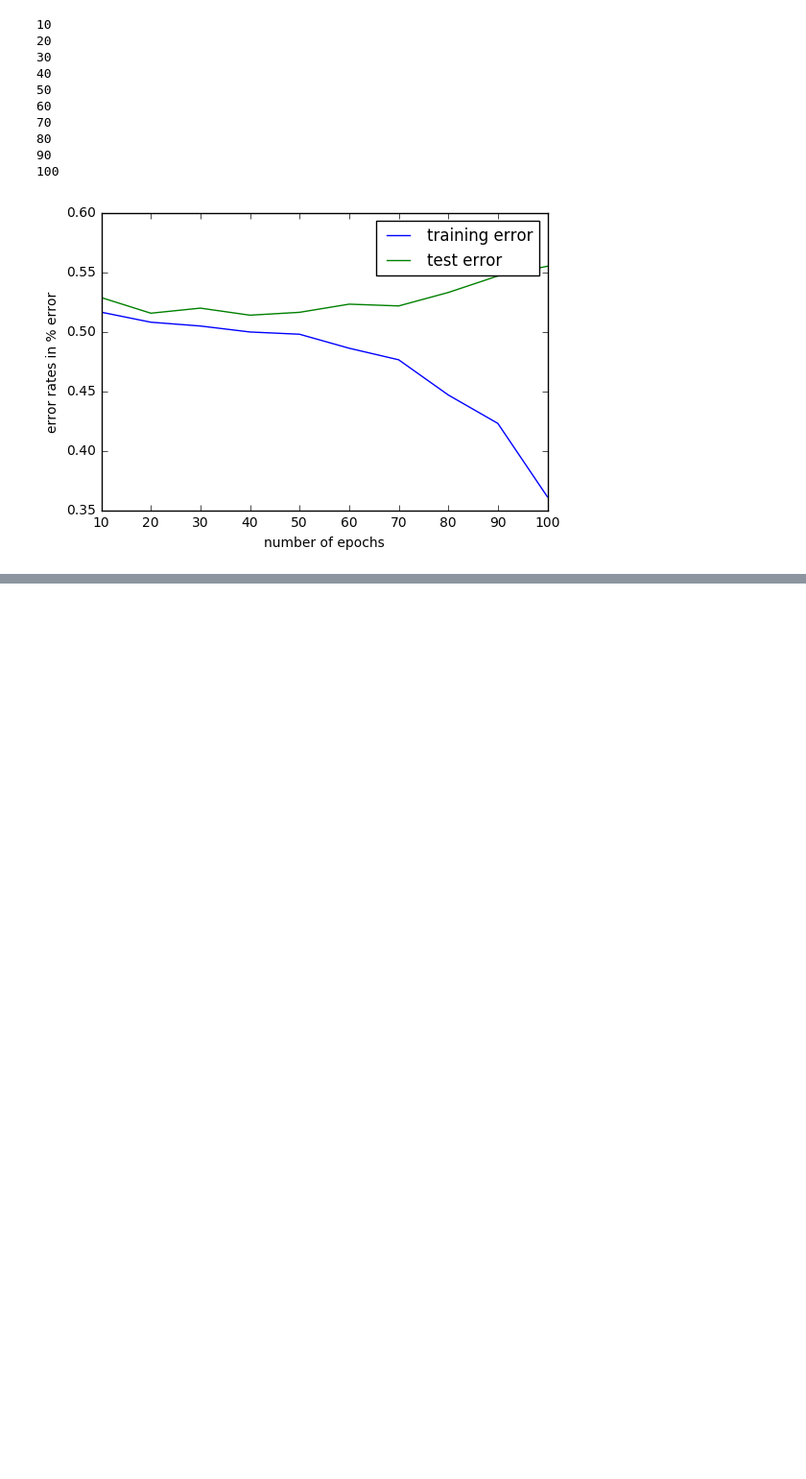
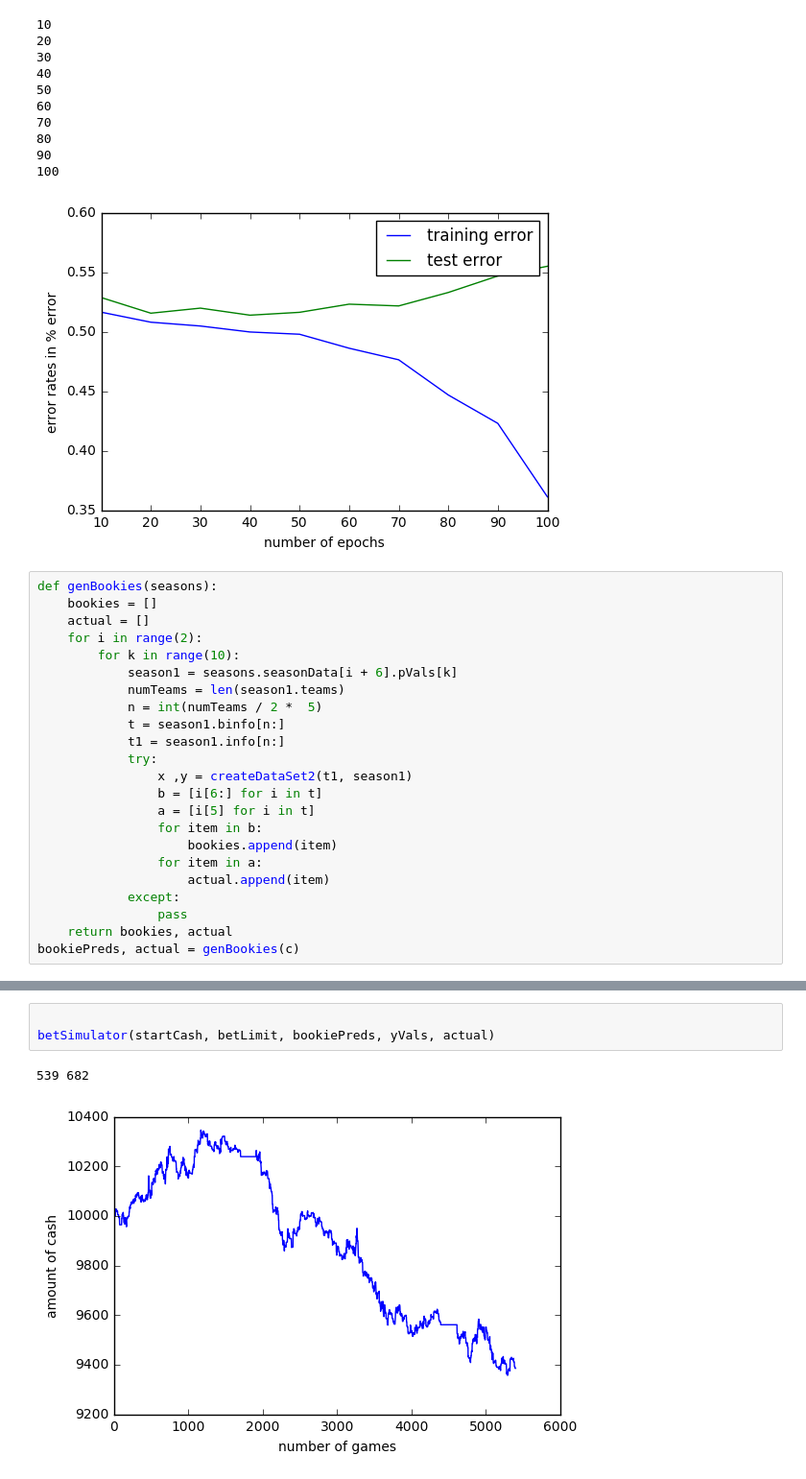
Before and after one commit to Christopherhaack/SoccerPredictionsNN, a Jupyter notebook: smallerRNN.ipynb, the cells around one changed output, grey strips where cells are left out. Shown: that part at 96% size. Cells and saved outputs as stored; diff of their text form; blank space fills up the shorter version.

Commit message:
added betting simulator with learned betting models
also worked on getting tie game model started should be an addition.
Still need to learn more features and improve learned betting algorithm

```diff
--- a/smallerRNN.ipynb
+++ b/smallerRNN.ipynb
@@ -930,3 +959,26 @@ runModels()
 90
 100
 [figure]
+# %%
+def genBookies(seasons):
+    bookies = []
+    actual = []
+    for i in range(2):
+        for k in range(10):
+            season1 = seasons.seasonData[i + 6].pVals[k]
+            numTeams = len(season1.teams)
+            n = int(numTeams / 2 *  5)
+            t = season1.binfo[n:]
+            t1 = season1.info[n:]
+            try:
+                x ,y = createDataSet2(t1, season1)
+                b = [i[6:] for i in t]
+                a = [i[5] for i in t]
+                for item in b:
+                    bookies.append(item)
+                for item in a:
+                    actual.append(item)
+            except:
+                pass
+    return bookies, actual
+bookiePreds, actual = genBookies(c)
@@ -932,0 +1033,6 @@ runModels()
+# %%
+
+betSimulator(startCash, betLimit, bookiePreds, yVals, actual)
+# %% [output]
+539 682
+[figure, added]
```
Also changed, not shown: parts of 12 cells of this notebook.
